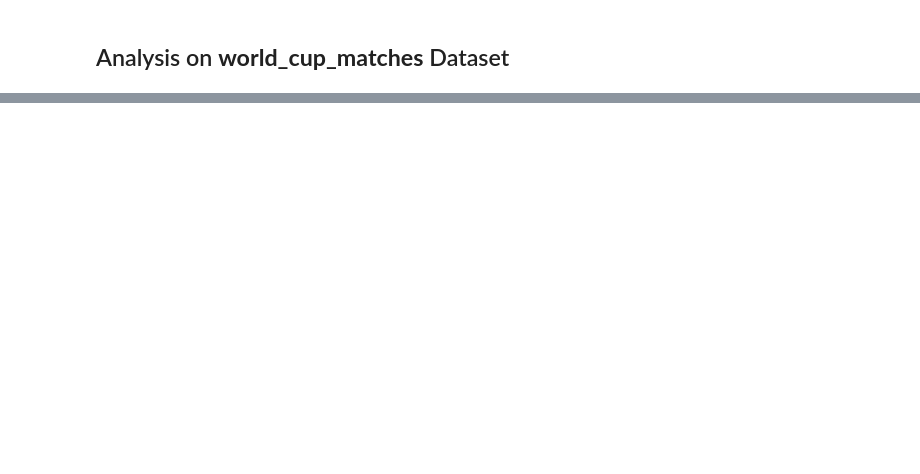
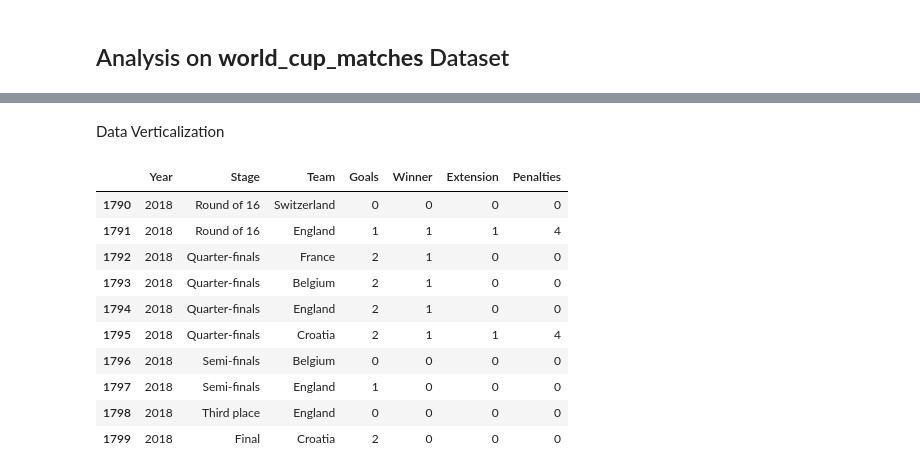
Before and after one commit to gmargonato/Machine_Learning_Projects, a Jupyter notebook: world_cup_2022.ipynb, the cells around one changed output, grey strips where cells are left out. Saved outputs shown, nothing was run; the diff lists cells and outputs as text; code cells hidden in the pictures; blank space fills up the shorter version.

```diff
--- a/world_cup_2022.ipynb
+++ b/world_cup_2022.ipynb
@@ -495,0 +357,54 @@ Applying the above idea to our project:
+# %% [markdown]
+Data Verticalization
+# %%
+# Home Team
+
+df_world_cup_matches_aux_1 = df_world_cup_matches[
+    ['Year','Stage','Home Team','Home Goals','Winning Team','Won on Penalties','Home Penalties']
+].copy()
+
+df_world_cup_matches_aux_1.rename(
+    columns={'Home Team': 'Team', 'Home Goals': 'Goals', 'Winning Team':'Winner','Won on Penalties':'Extension','Home Penalties': 'Penalties'},
+    inplace=True
+)
+
+df_world_cup_matches_aux_1['Winner'] = np.where(
+    df_world_cup_matches_aux_1['Team'] == df_world_cup_matches_aux_1['Winner'], 1, 0
+)
+
+# Away Team
+
+df_world_cup_matches_aux_2 = df_world_cup_matches[
+    ['Year','Stage','Away Team','Away Goals','Winning Team','Won on Penalties','Away Penalties']
+].copy()
+
+df_world_cup_matches_aux_2.rename(
+    columns={'Away Team': 'Team', 'Away Goals': 'Goals', 'Winning Team':'Winner','Won on Penalties':'Extension','Away Penalties': 'Penalties'},
+    inplace=True
+)
+
+df_world_cup_matches_aux_2['Winner'] = np.where(
+    df_world_cup_matches_aux_2['Team'] == df_world_cup_matches_aux_2['Winner'], 1, 0
+)
+
+# Append
+
+goals_per_team = df_world_cup_matches_aux_1.append(df_world_cup_matches_aux_2, ignore_index=True)
+
+#Clear memory
+del df_world_cup_matches_aux_1
+del df_world_cup_matches_aux_2
+# %%
+goals_per_team.tail(10)
+# %% [output]
+|  | Year | Stage | Team | Goals | Winner | Extension | Penalties |
+| 1790 | 2018 | Round of 16 | Switzerland | 0 | 0 | 0 | 0 |
+| 1791 | 2018 | Round of 16 | England | 1 | 1 | 1 | 4 |
+| 1792 | 2018 | Quarter-finals | France | 2 | 1 | 0 | 0 |
+| 1793 | 2018 | Quarter-finals | Belgium | 2 | 1 | 0 | 0 |
+| 1794 | 2018 | Quarter-finals | England | 2 | 1 | 0 | 0 |
+| 1795 | 2018 | Quarter-finals | Croatia | 2 | 1 | 1 | 4 |
+| 1796 | 2018 | Semi-finals | Belgium | 0 | 0 | 0 | 0 |
+| 1797 | 2018 | Semi-finals | England | 1 | 0 | 0 | 0 |
+| 1798 | 2018 | Third place | England | 0 | 0 | 0 | 0 |
+| 1799 | 2018 | Final | Croatia | 2 | 0 | 0 | 0 |
```
Also changed, not shown: parts of 49 cells of this notebook.
